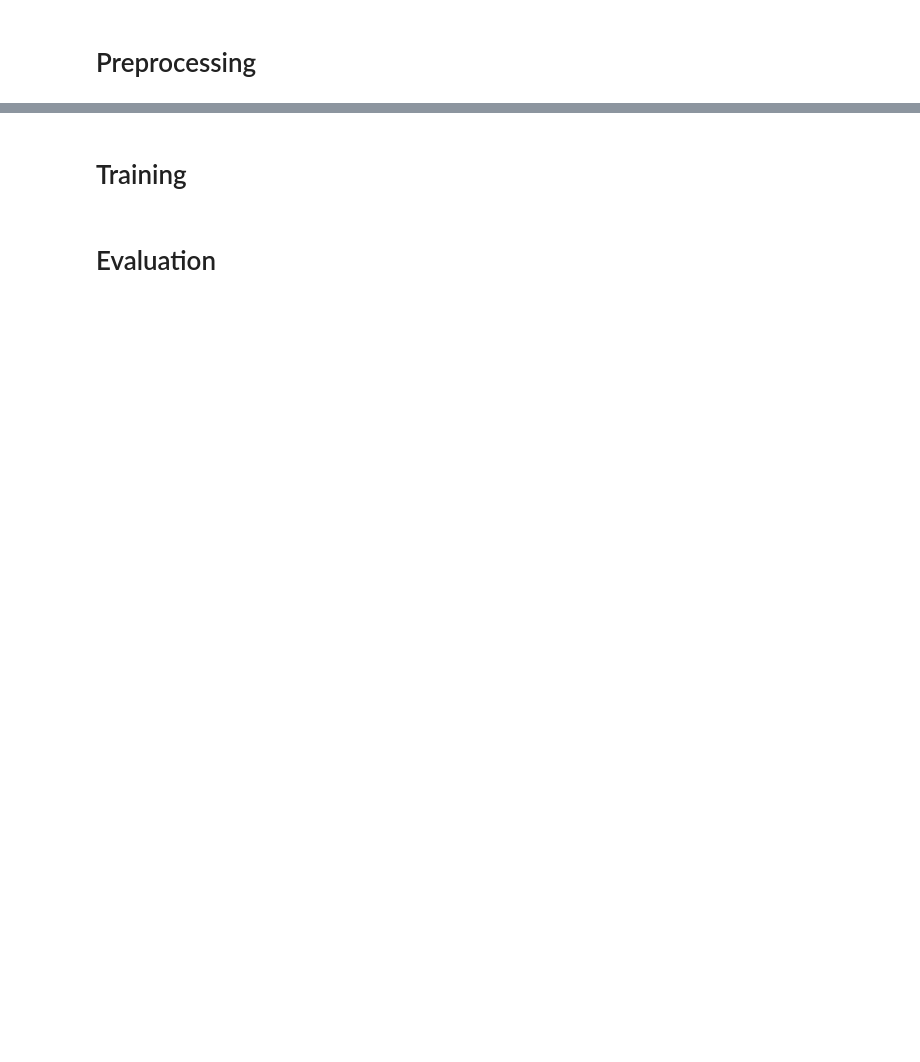
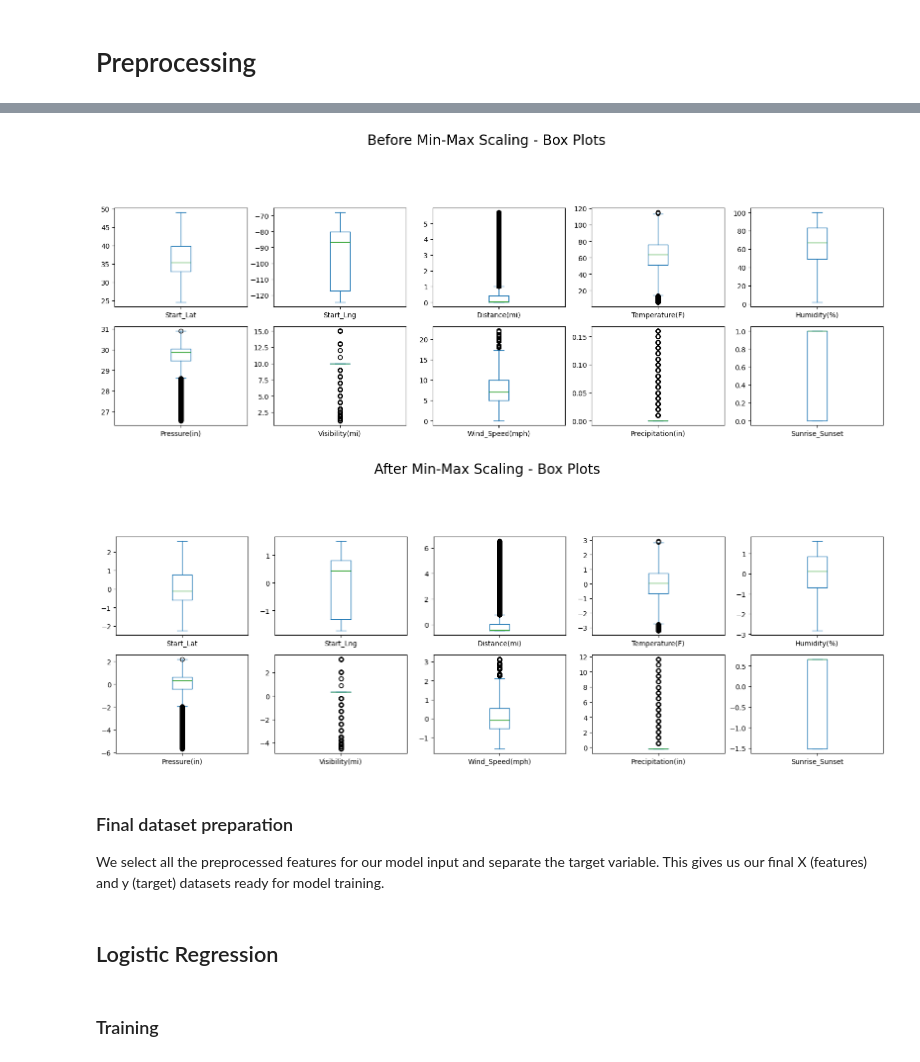
Before and after one commit to ismailfaiz/us-accidents-severity-prediction, a Jupyter notebook: us_accidents_severity_prediction.ipynb, the cells around one changed output, grey strips where cells are left out. Cells and saved outputs as stored; diff of their text form; code cells hidden in the pictures; blank space fills up the shorter version.

```diff
--- a/us_accidents_severity_prediction.ipynb
+++ b/us_accidents_severity_prediction.ipynb
@@ -450,0 +495,4 @@ Passing `palette` without assigning `hue` is deprecated and will be removed in v
+# %%
+columns_to_drop = ['ID', 'Source', 'End_Lat', 'End_Lng', 'Timezone', 'Airport_Code', 'Weather_Timestamp', 'Street', 'City', 'County', 'State', 'Zipcode', 'Country', 'Traffic_Calming', 'Traffic_Signal', 'Turning_Loop', 'Civil_Twilight', 'Nautical_Twilight', 'Astronomical_Twilight', 'Description', 'Wind_Chill(F)']
+df = df.drop(columns=columns_to_drop)
+df.columns
@@ -450,0 +520,12 @@ Passing `palette` without assigning `hue` is deprecated and will be removed in v
+# %%
+# Parse 'Start_Time' into separate columns
+df['Start_Time'] = pd.to_datetime(df['Start_Time'])
+df['Year'] = df['Start_Time'].dt.year
+df['Month'] = df['Start_Time'].dt.month
+df['Day'] = df['Start_Time'].dt.day
+df['Hour'] = df['Start_Time'].dt.hour
+df['Minute'] = df['Start_Time'].dt.minute
+df['DayOfWeek'] = df['Start_Time'].dt.dayofweek
+
+# Drop original 'Start_Time' and 'End_Time' columns
+df = df.drop(['Start_Time', 'End_Time'], axis=1)
@@ -450,0 +624,8 @@ Passing `palette` without assigning `hue` is deprecated and will be removed in v
+# %%
+# For numerical columns, fill with median
+numerical_columns = df.select_dtypes(include=['int64', 'float64']).columns
+df[numerical_columns] = df[numerical_columns].fillna(df[numerical_columns].median())
+
+# For boolean columns, fill with mode (most frequent value)
+boolean_columns = df.select_dtypes(include=['bool']).columns
+df[boolean_columns] = df[boolean_columns].fillna(df[boolean_columns].mode().iloc[0])
@@ -450,0 +640,27 @@ Passing `palette` without assigning `hue` is deprecated and will be removed in v
+# %%
+from sklearn.preprocessing import StandardScaler
+from scipy import stats
+
+columns_to_scale = [col for col in numerical_columns if col != 'Year']
+
+z_scores = np.abs(stats.zscore(df[columns_to_scale]))
+threshold = 3  # Common threshold for Z-score
+df = df[(z_scores < threshold).all(axis=1)]
+
+df[columns_to_scale].plot(kind='box', subplots=True, layout=(5, 5), figsize=(20, 15), title='Before Min-Max Scaling - Box Plots')
+plt.suptitle('Before Min-Max Scaling - Box Plots', fontsize=20)
+plt.show()
+
+scaler = StandardScaler()
+df[columns_to_scale] = scaler.fit_transform(df[columns_to_scale])
+
+df[columns_to_scale].plot(kind='box', subplots=True, layout=(5, 5), figsize=(20, 15), title='After Min-Max Scaling - Box Plots')
+plt.suptitle('After Min-Max Scaling - Box Plots', fontsize=20)
+plt.show()
+# %% [output]
+[figure, added]
+[figure, added]
+# %% [markdown]
+### Final dataset preparation
+
+We select all the preprocessed features for our model input and separate the target variable. This gives us our final X (features) and y (target) datasets ready for model training.
@@ -451,4 +674,4 @@ Passing `palette` without assigning `hue` is deprecated and will be removed in v
+# %% [markdown]
+## Logistic Regression
 # %% [markdown]
-# Training
+### Training
-# %% [markdown]
-# Evaluation
```
Also changed, not shown: parts of 32 cells of this notebook, 2 other files.
